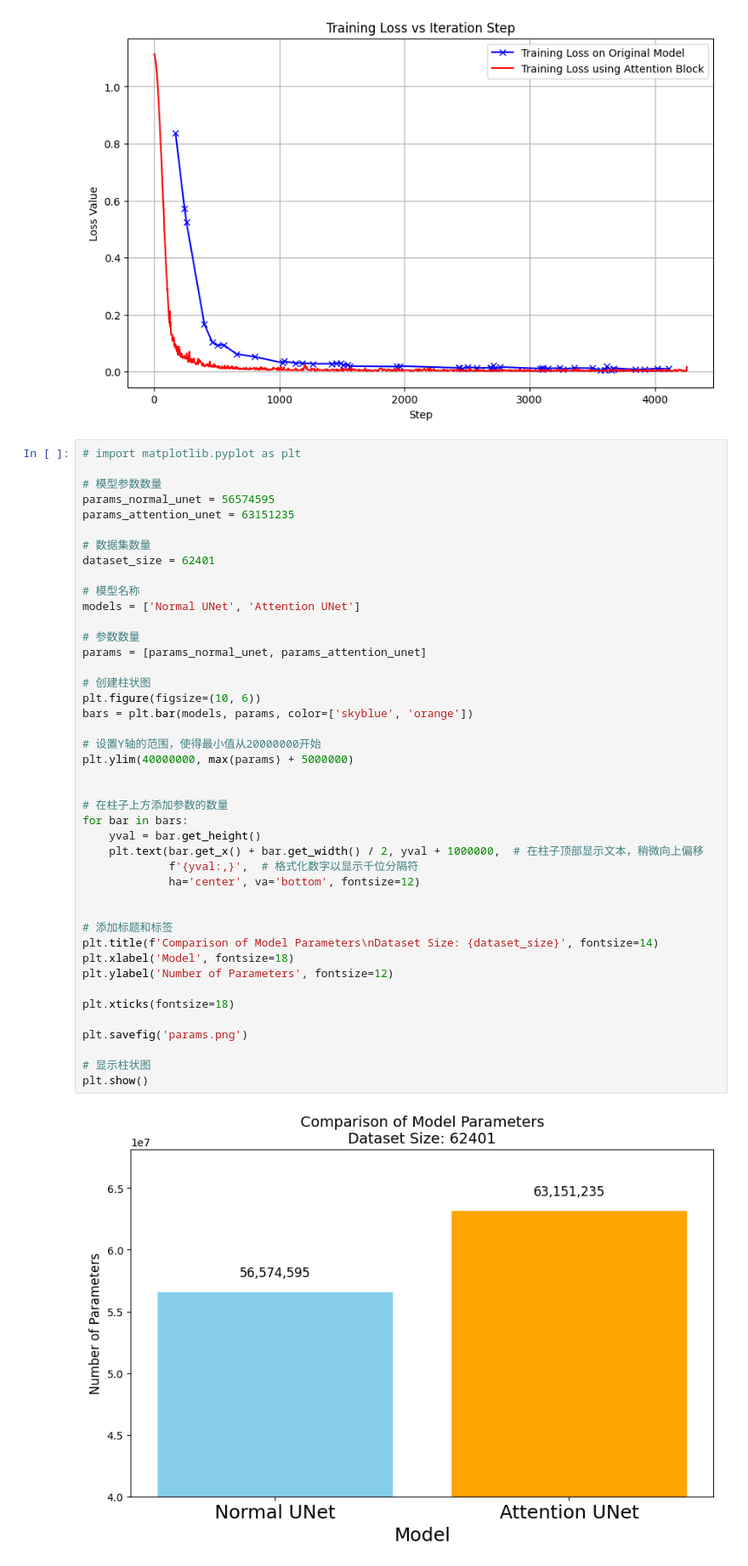
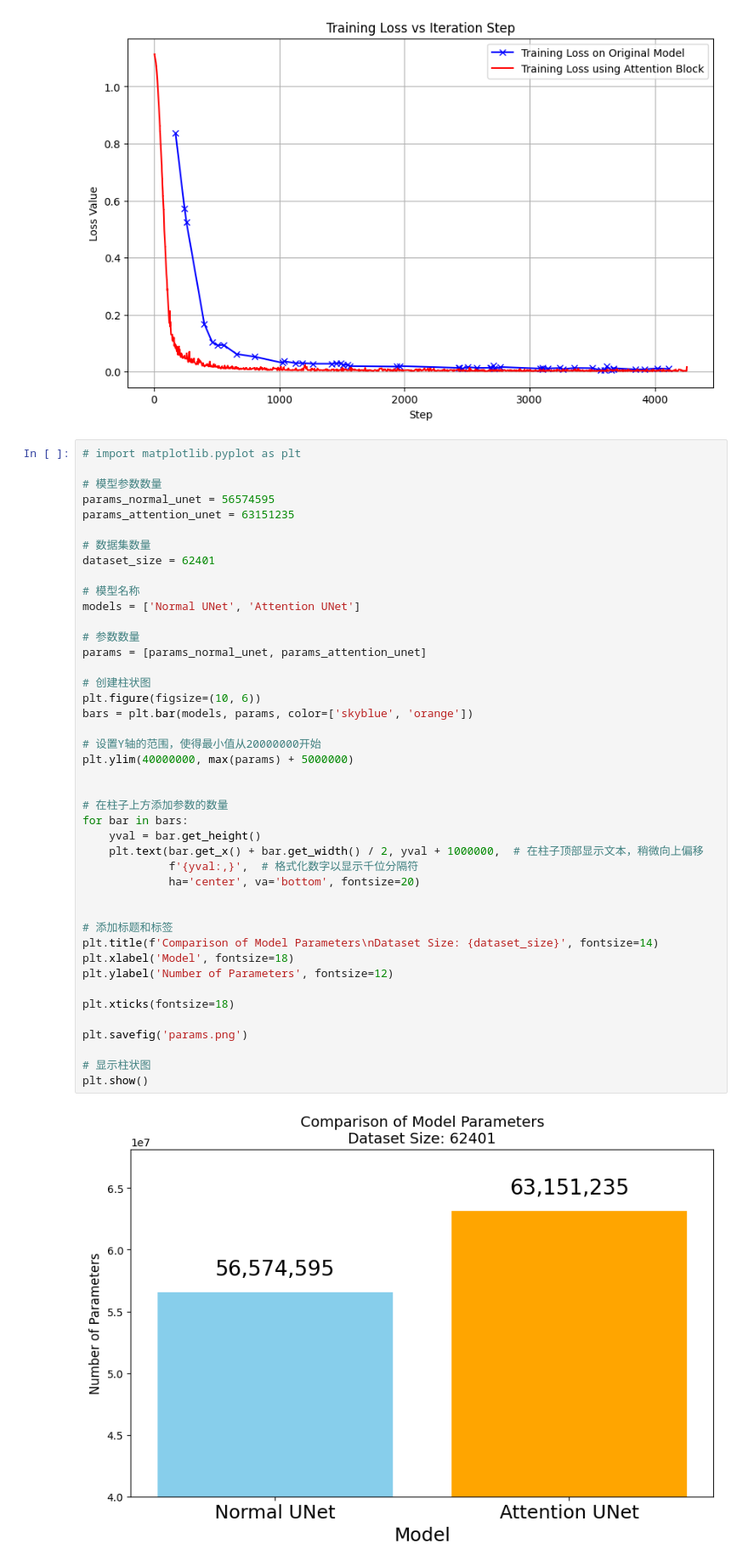
Before and after one commit to HaibinLai/CrashSimGen, a Jupyter notebook: Attention/visualization.ipynb, the cells around one changed output. Shown at 85% size. Saved outputs shown, nothing was run; the diff lists cells and outputs as text.

```diff
--- a/Attention/visualization.ipynb
+++ b/Attention/visualization.ipynb
@@ -80,35 +80,35 @@ models = ['Normal UNet', 'Attention UNet']
 # 参数数量
 params = [params_normal_unet, params_attention_unet]
 
 # 创建柱状图
 plt.figure(figsize=(10, 6))
 bars = plt.bar(models, params, color=['skyblue', 'orange'])
 
 # 设置Y轴的范围，使得最小值从20000000开始
 plt.ylim(40000000, max(params) + 5000000)
 
 
 # 在柱子上方添加参数的数量
 for bar in bars:
     yval = bar.get_height()
     plt.text(bar.get_x() + bar.get_width() / 2, yval + 1000000,  # 在柱子顶部显示文本，稍微向上偏移
              f'{yval:,}',  # 格式化数字以显示千位分隔符
-             ha='center', va='bottom', fontsize=12)
+             ha='center', va='bottom', fontsize=20)
 
 
 # 添加标题和标签
 plt.title(f'Comparison of Model Parameters\nDataset Size: {dataset_size}', fontsize=14)
 plt.xlabel('Model', fontsize=18)
 plt.ylabel('Number of Parameters', fontsize=12)
 
 plt.xticks(fontsize=18)
 
 plt.savefig('params.png')
 
 # 显示柱状图
 plt.show()
 # %% [output]
-[figure, old version]
+[figure, new version]
 # %%
 import matplotlib.pyplot as plt
 from datetime import datetime
```
Also changed, not shown: parts of 1 cell of this notebook, 15 other files.
